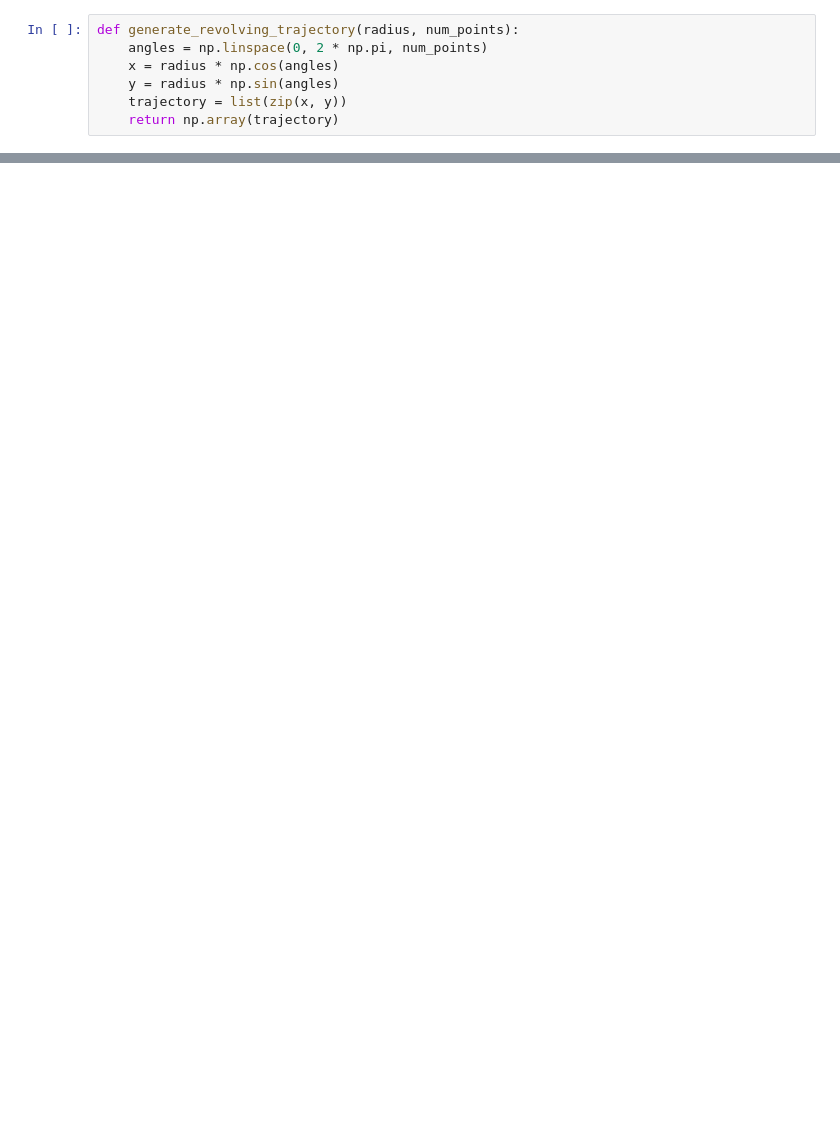
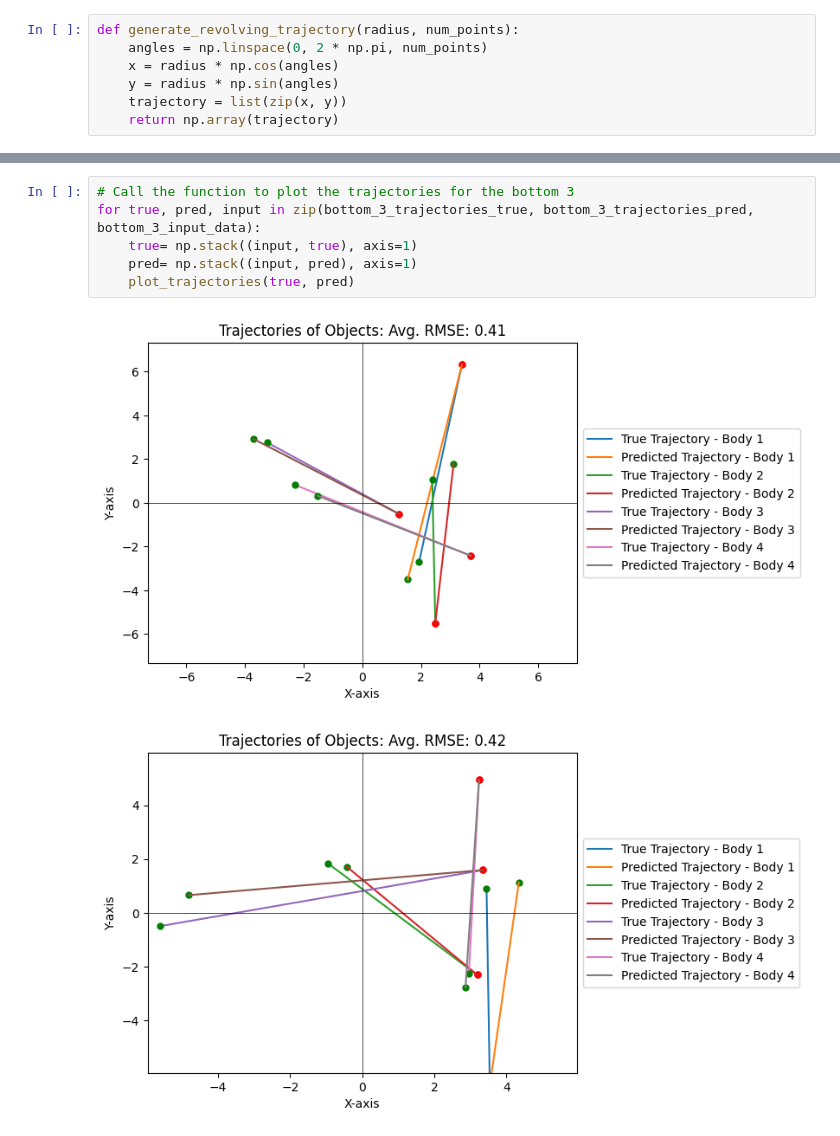
Before and after one commit to timberends4/Deep-learning, a Jupyter notebook: assignment_2/NPE.ipynb, the cells around one changed output, grey strips where cells are left out. Drawn from its saved outputs; the diff is of its cells as text; blank space fills up the shorter version.

```diff
--- a/assignment_2/NPE.ipynb
+++ b/assignment_2/NPE.ipynb
@@ -474,0 +574,9 @@ plot_trajectories(true_trajectory, revolving_trajectory)
+# %%
+# Call the function to plot the trajectories for the bottom 3
+for true, pred, input in zip(bottom_3_trajectories_true, bottom_3_trajectories_pred, bottom_3_input_data):
+    true= np.stack((input, true), axis=1)
+    pred= np.stack((input, pred), axis=1)
+    plot_trajectories(true, pred)
+# %% [output]
+[figure, added]
+[figure, added]
```
Also changed, not shown: parts of 14 cells of this notebook, 7 other files.
